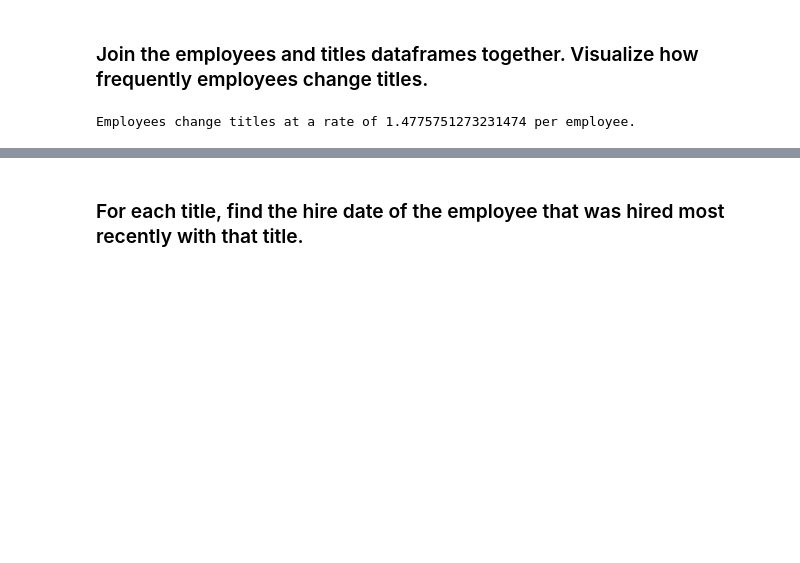
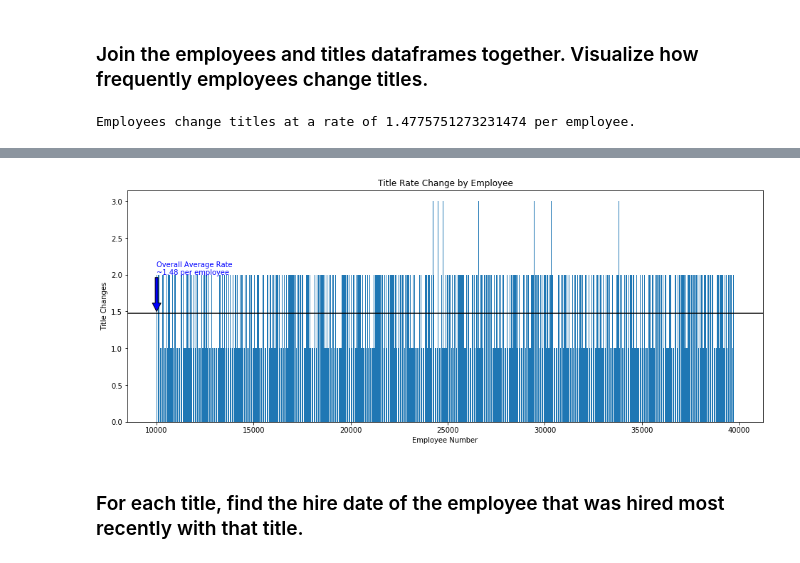
Before and after one commit to ThompsonBethany01/numpy-pandas-visualization-exercises, a Jupyter notebook: advanced_dataframes.ipynb, the cells around one changed output, grey strips where cells are left out. Cells and saved outputs as stored; diff of their text form; code cells hidden in the pictures; blank space fills up the shorter version.

```diff
--- a/advanced_dataframes.ipynb
+++ b/advanced_dataframes.ipynb
@@ -207,3 +284,22 @@ Employees change titles at a rate of 1.4775751273231474 per employee.
+# %%
+emp_with_titles.head()
+y = emp_with_titles.groupby('emp_no')['title'].count().head(44000)
+x = emp_with_titles.emp_no.head(44000)
+
+x1 = title_rate
+y1 = 0
+
+plt.figure(figsize=(16,6))
+plt.axhline(y=title_rate, color="black")
+plt.bar(x, y)
+plt.title('Title Rate Change by Employee')
+plt.ylabel('Title Changes')
+plt.xlabel('Employee Number')
+plt.annotate('Overall Average Rate\n~1.48 per employee', xy=(10015, 1.5), xytext=(10013,2), color='blue', arrowprops={'facecolor': 'blue'})
+
+plt.show()
+# %% [output]
+[figure, added]
 # %% [markdown]
 ### For each title, find the hire date of the employee that was hired most recently with that title.
 # %%
```
Also changed, not shown: parts of 25 cells of this notebook.
